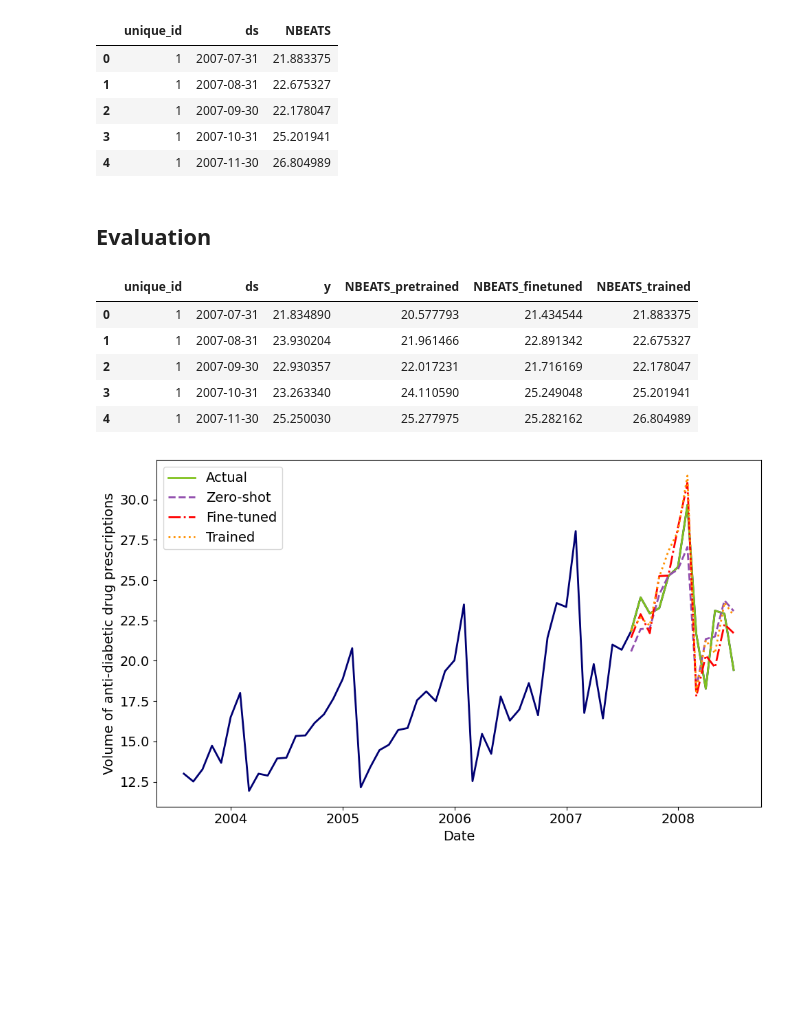
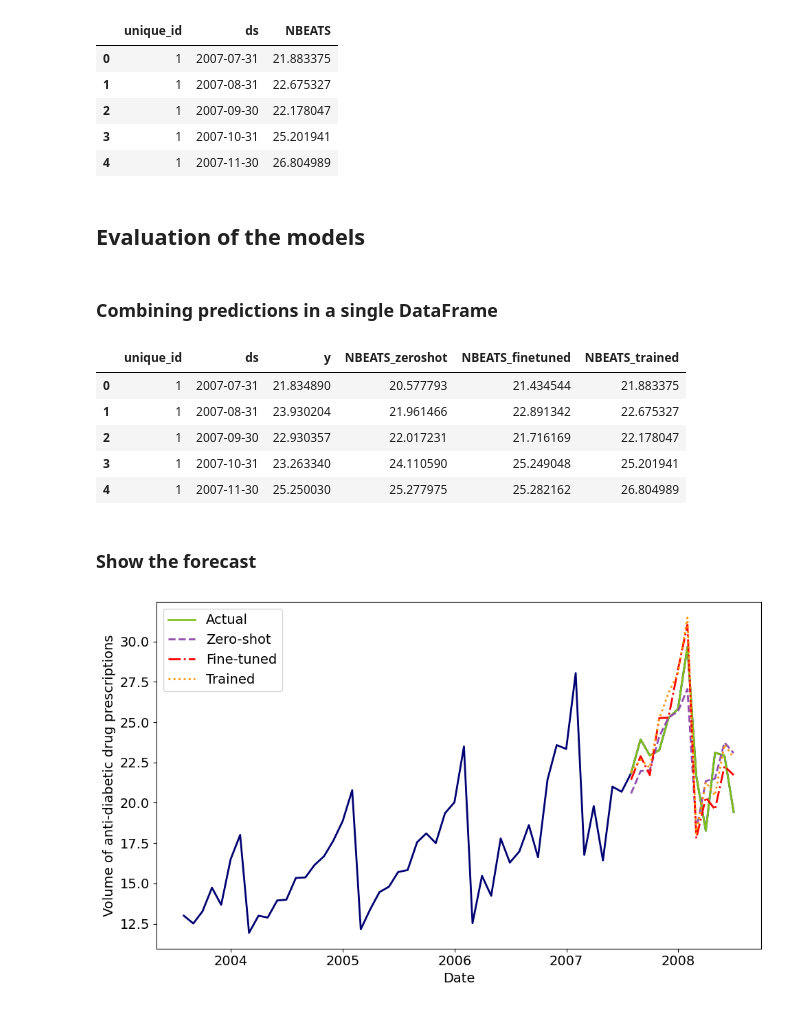
Before and after one commit to jiecui/TSF-FM, a Jupyter notebook: CH02/CH02.ipynb, the cells around one changed output. Saved outputs shown, nothing was run; the diff lists cells and outputs as text; code cells hidden in the pictures; blank space fills up the shorter version.

```diff
--- a/CH02/CH02.ipynb
+++ b/CH02/CH02.ipynb
@@ -298,29 +321,33 @@ INFO:pytorch_lightning.accelerators.cuda:LOCAL_RANK: 0 - CUDA_VISIBLE_DEVICES: [
 | 3 | 1 | 2007-10-31 | 25.201941 |
 | 4 | 1 | 2007-11-30 | 26.804989 |
 # %% [markdown]
-## Evaluation
+## Evaluation of the models
+# %% [markdown]
+### Combining predictions in a single DataFrame
 # %%
-zero_shot_preds = zero_shot_preds.rename(columns={"NBEATS": "NBEATS_pretrained"})
+zero_shot_preds = zero_shot_preds.rename(columns={"NBEATS": "NBEATS_zeroshot"})
 finetuned_preds = finetuned_preds.rename(columns={"NBEATS": "NBEATS_finetuned"})
 trained_preds = trained_preds.rename(columns={"NBEATS": "NBEATS_trained"})
 
 # test_df = pd.merge(test_df, zero_shot_preds, 'left', 'ds')
 # test_df = pd.merge(test_df, finetuned_preds, 'left', 'ds')
 # test_df = pd.merge(test_df, trained_preds, 'left', 'ds')
 
 # Merge on both unique_id and ds to avoid duplicates
 test_df = pd.merge(test_df, zero_shot_preds, on=["unique_id", "ds"], how="left")
 test_df = pd.merge(test_df, finetuned_preds, on=["unique_id", "ds"], how="left")
 test_df = pd.merge(test_df, trained_preds, on=["unique_id", "ds"], how="left")
 
 test_df.head()
 # %% [output]
-|  | unique_id | ds | y | NBEATS_pretrained | NBEATS_finetuned | NBEATS_trained |
+|  | unique_id | ds | y | NBEATS_zeroshot | NBEATS_finetuned | NBEATS_trained |
 | 0 | 1 | 2007-07-31 | 21.834890 | 20.577793 | 21.434544 | 21.883375 |
 | 1 | 1 | 2007-08-31 | 23.930204 | 21.961466 | 22.891342 | 22.675327 |
 | 2 | 1 | 2007-09-30 | 22.930357 | 22.017231 | 21.716169 | 22.178047 |
 | 3 | 1 | 2007-10-31 | 23.263340 | 24.110590 | 25.249048 | 25.201941 |
 | 4 | 1 | 2007-11-30 | 25.250030 | 25.277975 | 25.282162 | 26.804989 |
+# %% [markdown]
+### Show the forecast
 # %%
 fig, ax = plt.subplots(figsize=(10, 6))
 
```
Also changed, not shown: parts of 36 cells of this notebook.
